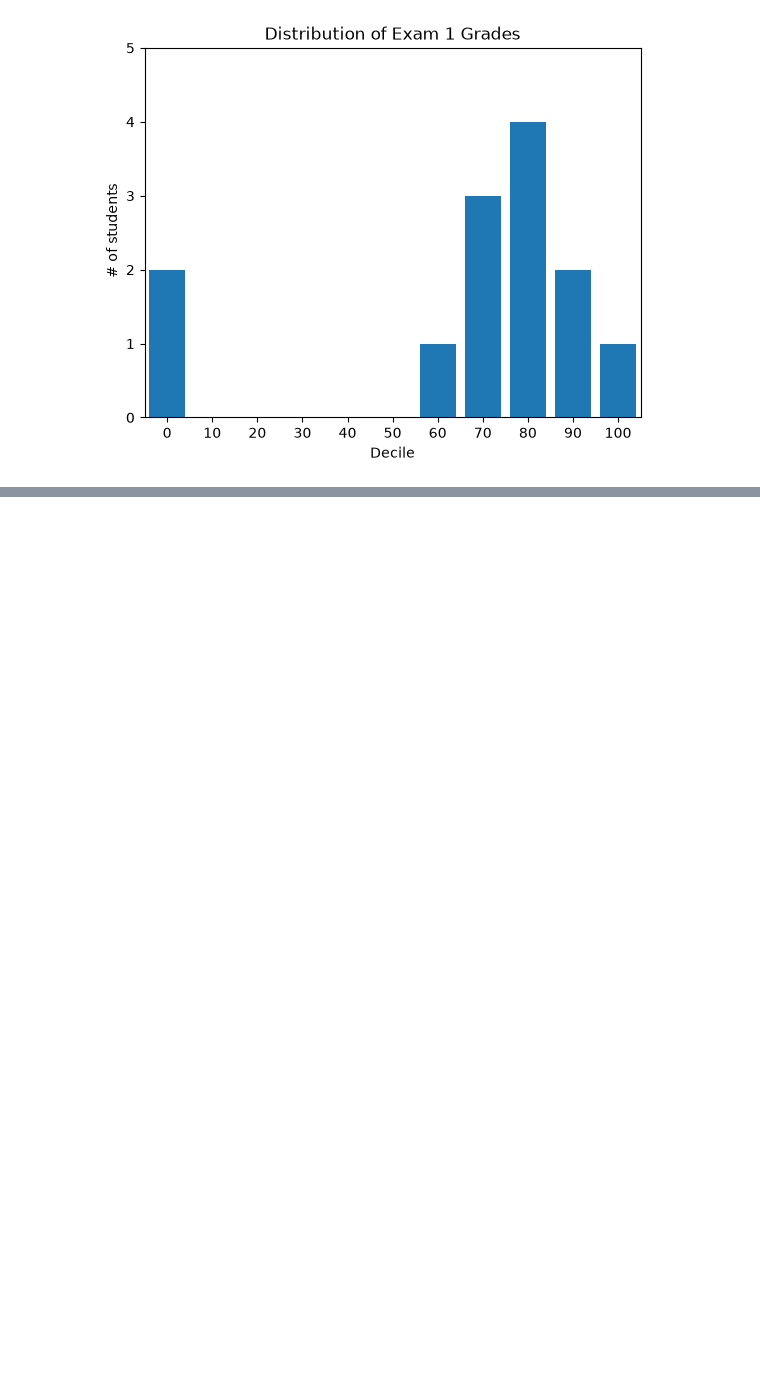
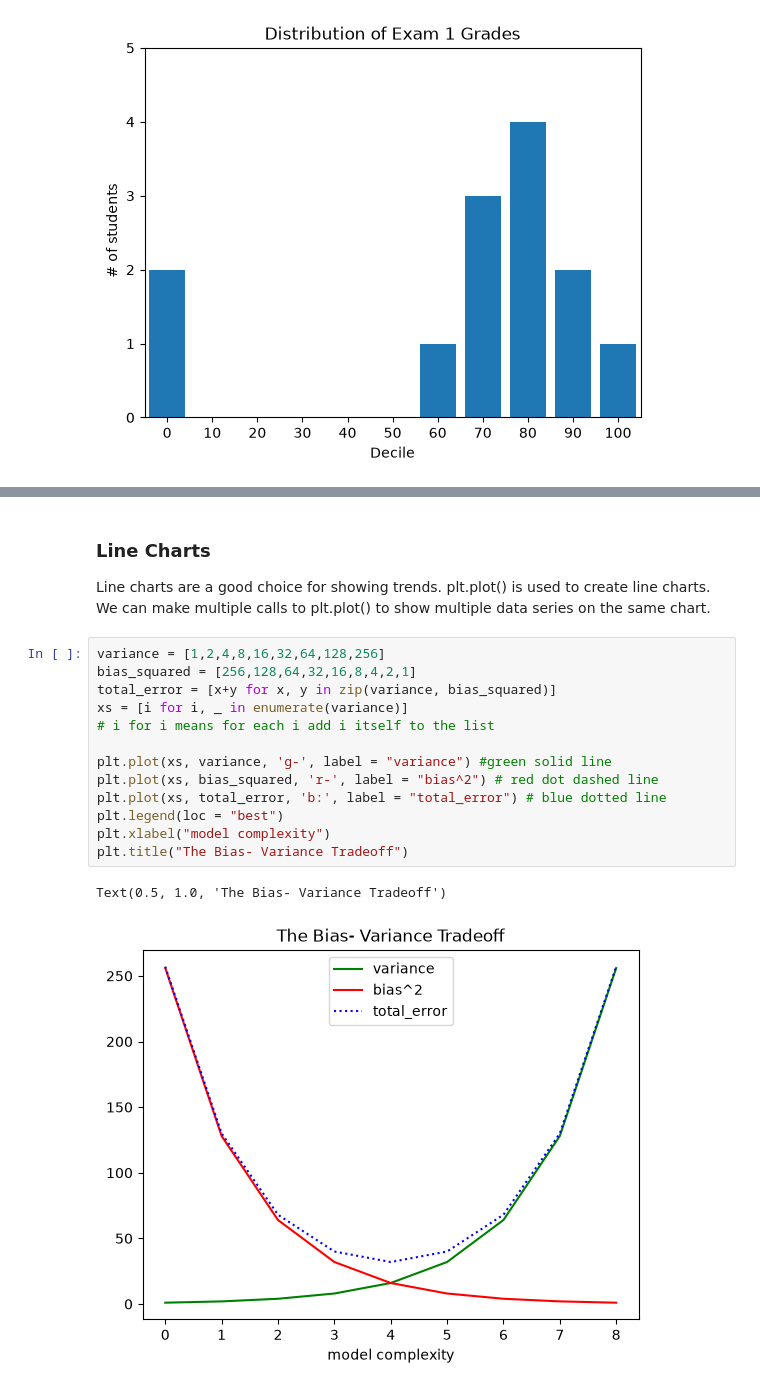
Before and after one commit to mat6099/Machine_Learning_Shelly, a Jupyter notebook: DataScienceFromScratch/CH3_VisualisingData.ipynb, the cells around one changed output, grey strips where cells are left out. Cells and saved outputs as stored; diff of their text form; blank space fills up the shorter version.

```diff
--- a/DataScienceFromScratch/CH3_VisualisingData.ipynb
+++ b/DataScienceFromScratch/CH3_VisualisingData.ipynb
@@ -118,0 +118,20 @@ plt.title("Age Distribution")
+# %% [markdown]
+### Line Charts
+
+Line charts are a good choice for showing trends. plt.plot() is used to create line charts. We can make multiple calls to plt.plot() to show multiple data series on the same chart.
+# %%
+variance = [1,2,4,8,16,32,64,128,256]
+bias_squared = [256,128,64,32,16,8,4,2,1]
+total_error = [x+y for x, y in zip(variance, bias_squared)]
+xs = [i for i, _ in enumerate(variance)]
+# i for i means for each i add i itself to the list
+
+plt.plot(xs, variance, 'g-', label = "variance") #green solid line
+plt.plot(xs, bias_squared, 'r-', label = "bias^2") # red dot dashed line
+plt.plot(xs, total_error, 'b:', label = "total_error") # blue dotted line
+plt.legend(loc = "best")
+plt.xlabel("model complexity")
+plt.title("The Bias- Variance Tradeoff")
+# %% [output]
+Text(0.5, 1.0, 'The Bias- Variance Tradeoff')
+[figure, added]
```
Also changed, not shown: parts of 5 cells of this notebook.
